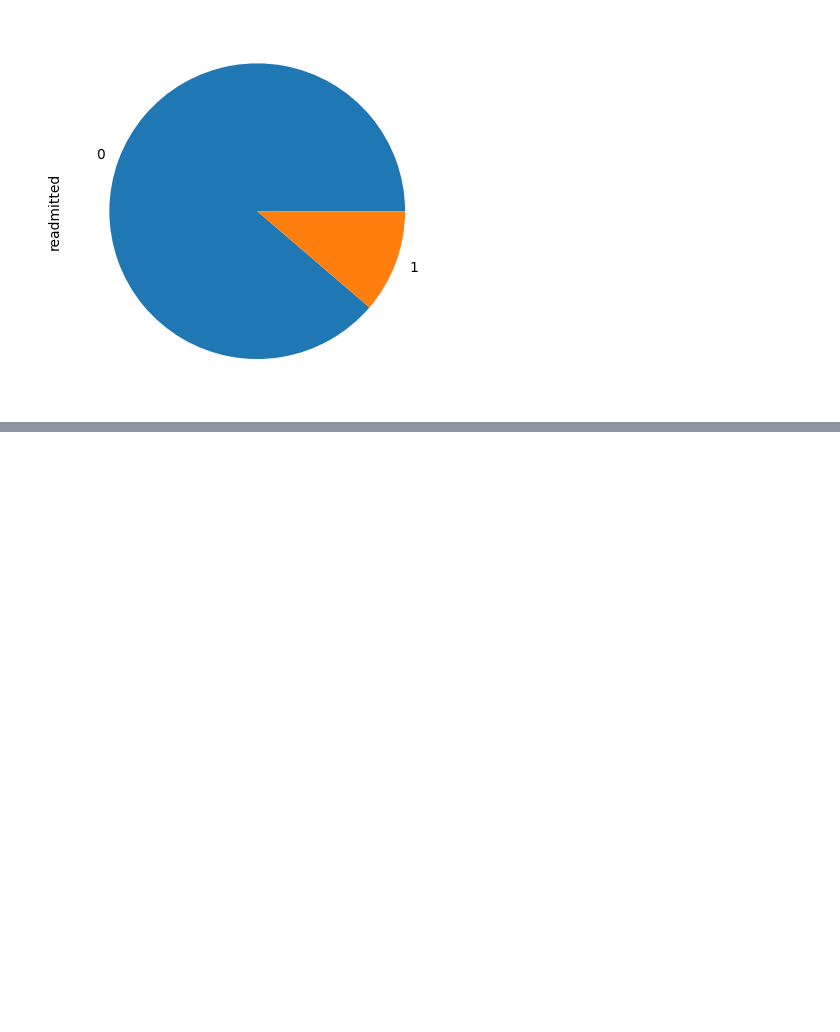
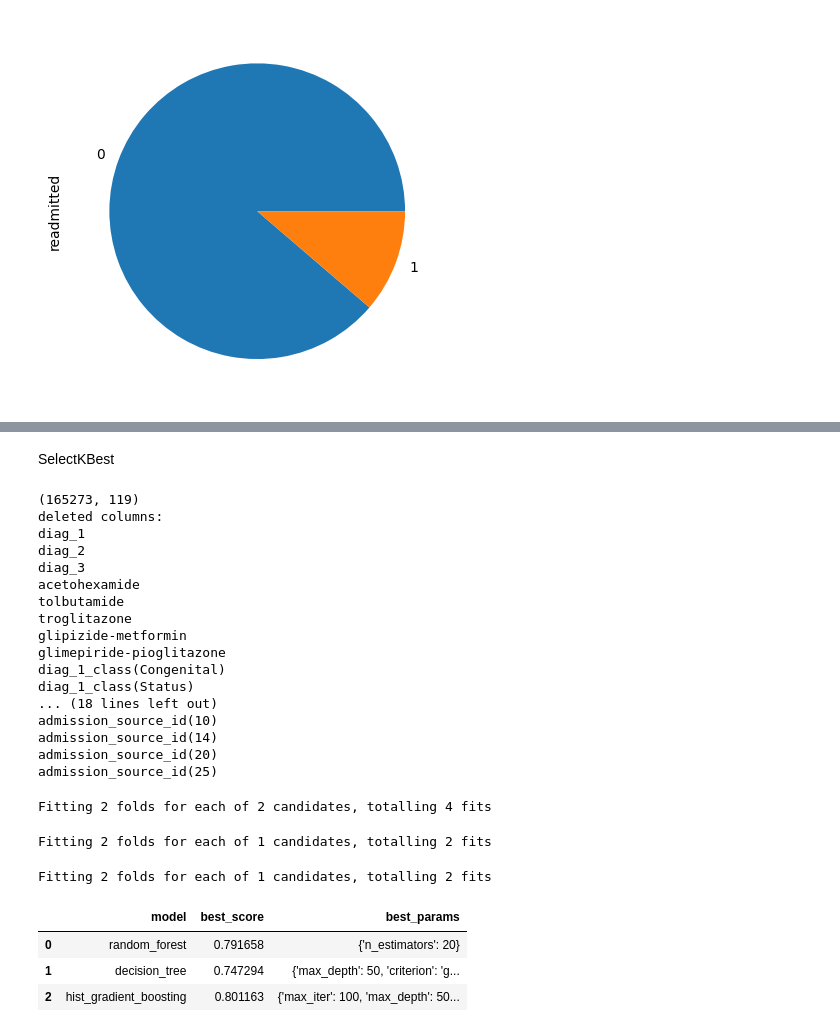
Before and after one commit to mjovanovic9999/ML, a Jupyter notebook: I/notebook/main.ipynb, the cells around one changed output, grey strips where cells are left out. Drawn from its saved outputs; the diff is of its cells as text; code cells hidden in the pictures; blank space fills up the shorter version.

```diff
--- a/I/notebook/main.ipynb
+++ b/I/notebook/main.ipynb
@@ -1170,0 +1200,40 @@ Fitting 2 folds for each of 1 candidates, totalling 2 fits
+# %% [markdown]
+SelectKBest
+# %%
+selected = select_best_columns(dfohpb2_std_n, "readmitted", 0.8)
+to_drop = set()
+print("deleted columns:")
+
+for col in dfohpb2_std_n.columns:
+    if col not in selected:
+        print(col)
+        to_drop.add(col)
+
+scores, models=randomSearch(dfohpb2_std_n.drop(dfohpb2_std_n[list(to_drop)], axis=1), 'readmitted', search_space3, metric='f1')
+sc = pd.DataFrame(scores,columns=['model','best_score','best_params'])
+sc
+# %% [output]
+(165273, 119)
+deleted columns:
+diag_1
+diag_2
+diag_3
+acetohexamide
+tolbutamide
+troglitazone
+glipizide-metformin
+glimepiride-pioglitazone
+diag_1_class(Congenital)
+diag_1_class(Status)
+... (18 lines left out)
+admission_source_id(10)
+admission_source_id(14)
+admission_source_id(20)
+admission_source_id(25)
+Fitting 2 folds for each of 2 candidates, totalling 4 fits
+Fitting 2 folds for each of 1 candidates, totalling 2 fits
+Fitting 2 folds for each of 1 candidates, totalling 2 fits
+|  | model | best_score | best_params |
+| 0 | random_forest | 0.791658 | {'n_estimators': 20} |
+| 1 | decision_tree | 0.747294 | {'max_depth': 50, 'criterion': 'g... |
+| 2 | hist_gradient_boosting | 0.801163 | {'max_iter': 100, 'max_depth': 50... |
```
Also changed, not shown: parts of 34 cells of this notebook.
